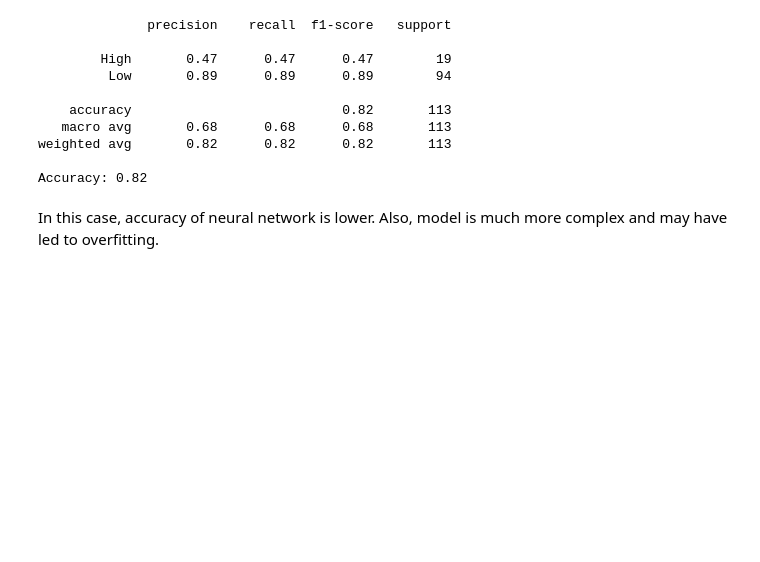
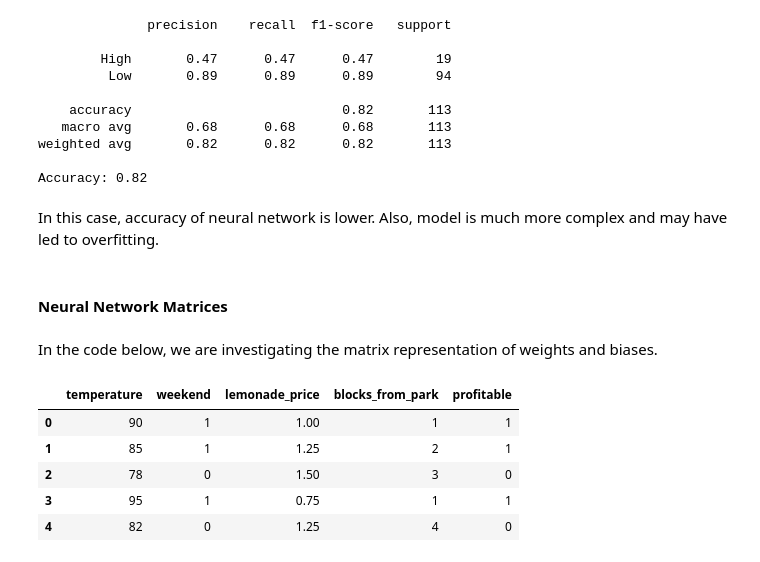
Before and after one commit to sulabola/NLP_in_Python, a Jupyter notebook: Chapter 4 - Neural Networks & Deep Learning.ipynb, the cells around one changed output. Drawn from its saved outputs; the diff is of its cells as text; code cells hidden in the pictures; blank space fills up the shorter version.

```diff
--- a/Chapter 4 - Neural Networks & Deep Learning.ipynb
+++ b/Chapter 4 - Neural Networks & Deep Learning.ipynb
@@ -246,3 +246,7 @@ weighted avg       0.82      0.82      0.82       113
 Accuracy: 0.82
 # %% [markdown]
 In this case, accuracy of neural network is lower. Also, model is much more complex and may have led to overfitting.
+# %% [markdown]
+#### Neural Network Matrices
+# %% [markdown]
+In the code below, we are investigating the matrix representation of weights and biases.
@@ -248,0 +259,12 @@ In this case, accuracy of neural network is lower. Also, model is much more comp
+# %%
+### Import Data
+
+lemonade_data = pd.read_csv('Chapter4_ lemonade_data.csv')
+lemonade_data.head()
+# %% [output]
+|  | temperature | weekend | lemonade_price | blocks_from_park | profitable |
+| 0 | 90 | 1 | 1.00 | 1 | 1 |
+| 1 | 85 | 1 | 1.25 | 2 | 1 |
+| 2 | 78 | 0 | 1.50 | 3 | 0 |
+| 3 | 95 | 1 | 0.75 | 1 | 1 |
+| 4 | 82 | 0 | 1.25 | 4 | 0 |
```
Also changed, not shown: parts of 1 cell of this notebook.
